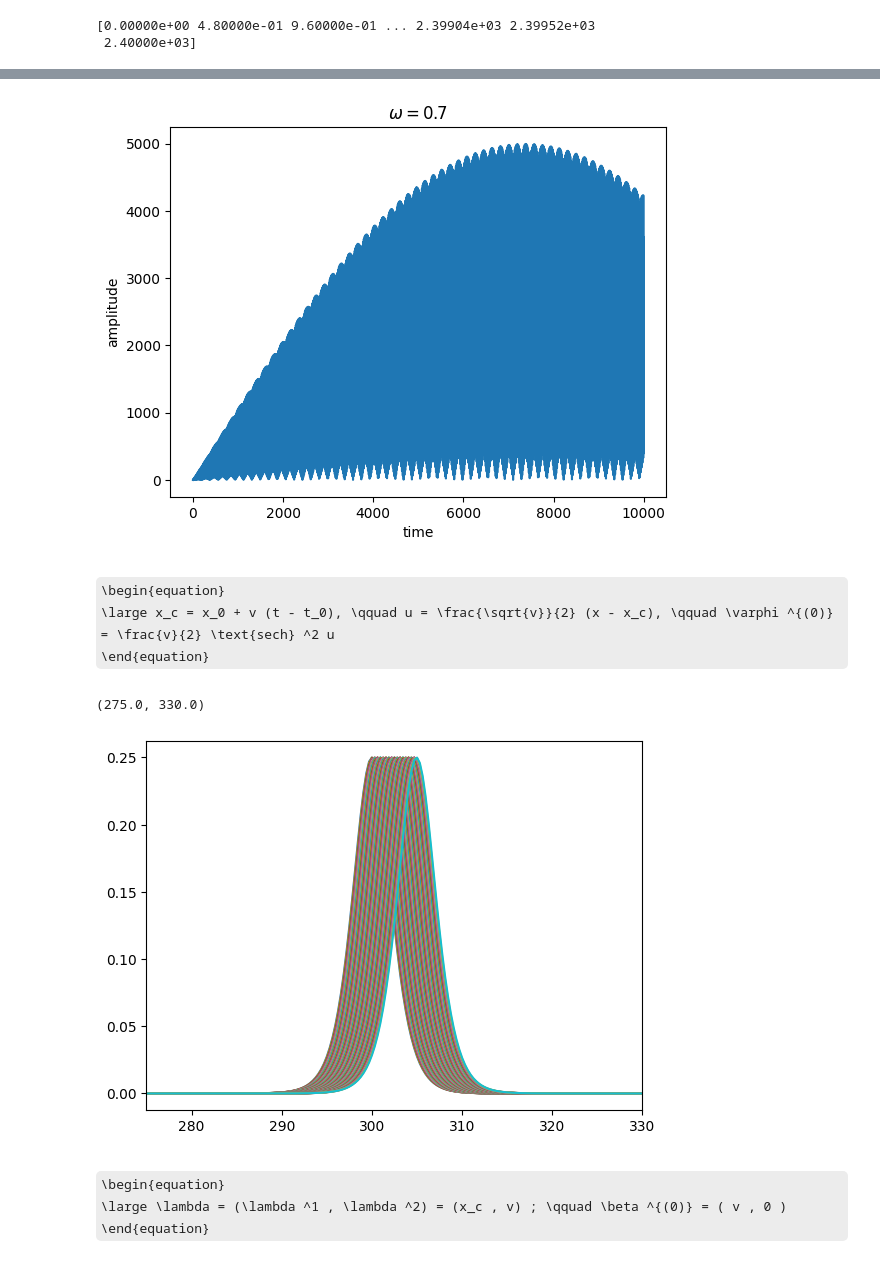
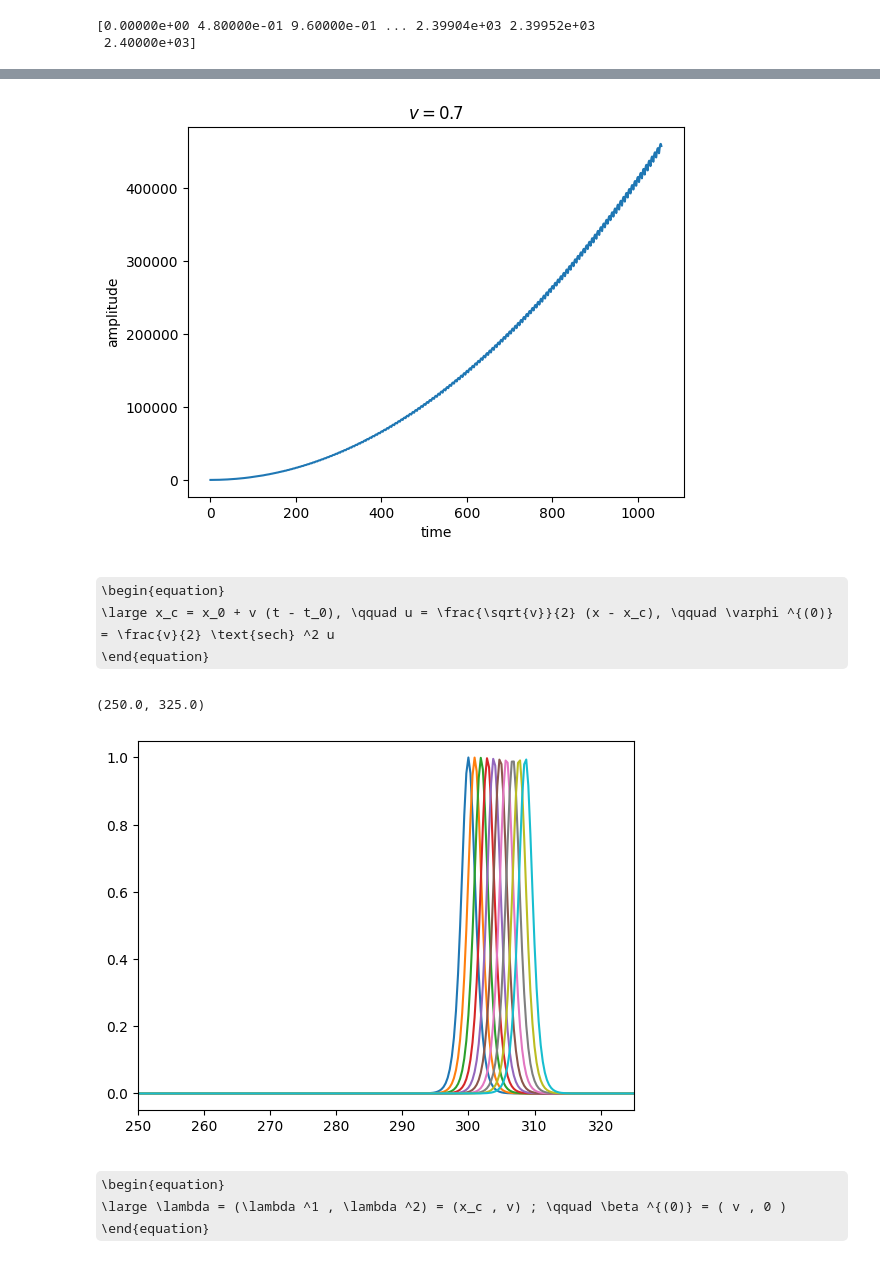
Before and after one commit to dszv/KdVB, a Jupyter notebook: nrg.ipynb, the cells around one changed output, grey strips where cells are left out. Saved outputs shown, nothing was run; the diff lists cells and outputs as text; code cells hidden in the pictures; some formulas as TeX source.

```diff
--- a/nrg.ipynb
+++ b/nrg.ipynb
@@ -12,6 +12,6 @@ v = 0.5
 # %%
 ls = 2**13
-data = np.fromfile('soliton.bin')
+data = np.fromfile('phi1.bin')
 lt = np.shape(data)[0]//(3*ls)
 # data = data.reshape(ls*lt, 3)
 data = data.reshape(np.shape(data)[0]//3, 3)
@@ -26,15 +26,17 @@ for i in range ((ls)):
 
 for i in range ((lt)):
     for j in range ((ls)):
-        field[i,j] = data[ls*i+j,2]
+        phi1[i,j] = data[ls*i+j,2]
 # %%
-L = 2560.0
-ls = 2**13
-space = np.array([ i*L/ls for i in range(ls + 1) ])
+# L = 2560.0
+# ls = 2**15
+# space = np.array([ i*L/ls for i in range(ls + 1) ])
 
-T = 2400
-lt = 5000
-time = np.array([ i*T/lt for i in range(lt + 1) ])
+# T = 2400
+# lt = 5000
+# time = np.array([ i*T/lt for i in range(lt + 1) ])
+# %%
+lt = 2200
 # %%
 print(time)
 # %% [output]
@@ -63,0 +66,6 @@ print(phi1)
+# %%
+for i in range(lt):
+    pl.plot(space[:], phi1[i,:])
+# pl.plot(radius[:], field[1,:])
+# pl.plot(radius[:], field[lt-1,:])
+# pl.xlim(100,1000)
@@ -64,14 +74,14 @@ print(phi1)
 # %%
 amp1 = np.array([ np.max(np.abs( phi1[i, :] )) for i in range(lt) ])
 
-pl.plot(time, amp1)
+pl.plot(time[:lt], amp1)
 # pl.xlim(0,50)
 pl.xlabel('time')
 pl.ylabel('amplitude')
-pl.title(r'$\omega = 0.7$')
+pl.title(r'$v = 0.7$')
 pl.show()
 # %% [output]
-[figure, old version]
+[figure, new version]
 # %% [markdown]
 \begin{equation}
 	\large x_c = x_0 + v (t - t_0), \qquad u = \frac{\sqrt{v}}{2} (x - x_c), \qquad \varphi ^{(0)} = \frac{v}{2} \text{sech} ^2 u
@@ -87,12 +97,12 @@ def soliton(t, x):
     return (v/2) * np.cosh(u(t, x))**(-2)
 # %%
 # pl.plot(space, soliton(0, space))
-for i in range(100):
-    pl.plot(space, soliton(time[100*i], space))
-pl.xlim(275.0, 330.0)
+for i in range(10):
+    pl.plot(space, soliton(time[i], space))
+pl.xlim(250.0, 325.0)
 # %% [output]
-(275.0, 330.0)
+(250.0, 325.0)
-[figure, old version]
+[figure, new version]
 # %% [markdown]
 \begin{equation}
     \large \lambda = (\lambda ^1 , \lambda ^2) = (x_c , v) ; \qquad \beta ^{(0)} = ( v , 0 )
```
Also changed, not shown: parts of 28 cells of this notebook, 7 other files.
